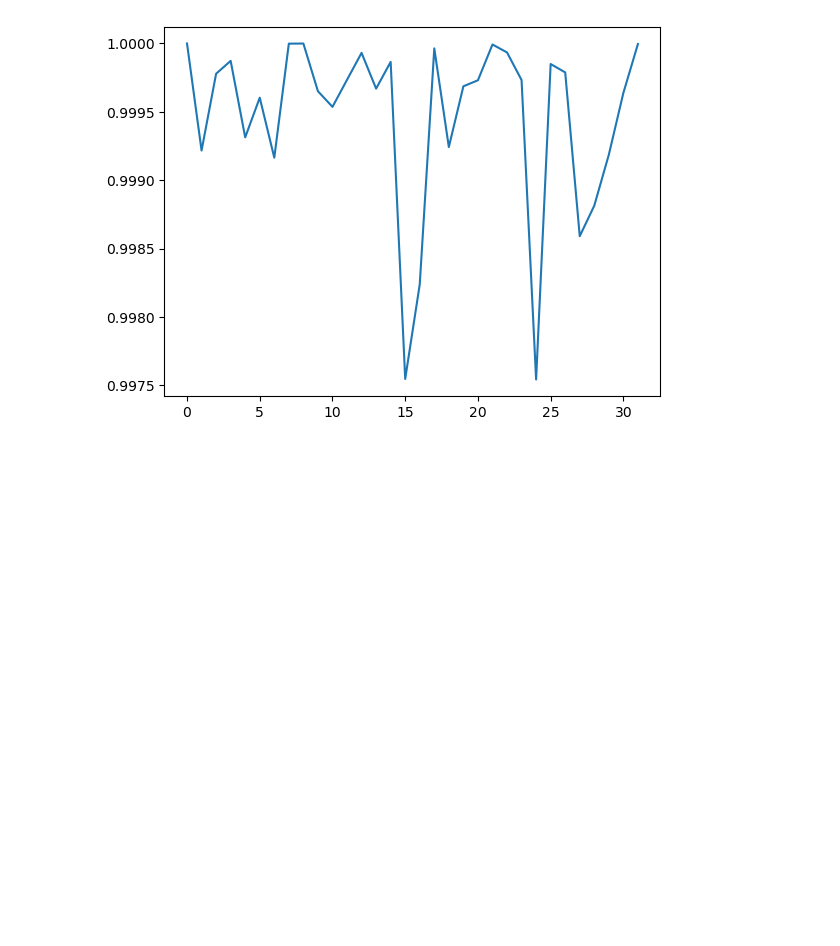
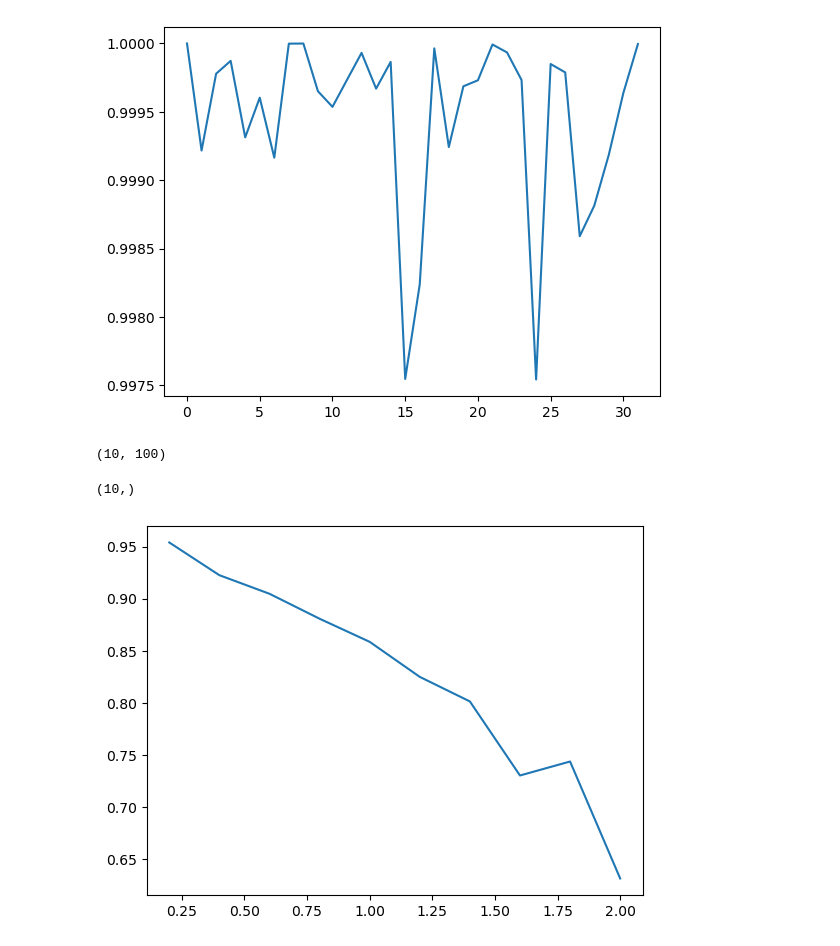
Before and after one commit to j-curtis/QMC_XY_rotor, a Jupyter notebook: testing.ipynb, the cells around one changed output. Cells and saved outputs as stored; diff of their text form; code cells hidden in the pictures; blank space fills up the shorter version.

```diff
--- a/testing.ipynb
+++ b/testing.ipynb
@@ -377,3 +377,16 @@ plt.plot(np.cos(sim.theta_samples[0,0,:,-1]))
 plt.show()
 # %% [output]
 [figure]
+# %%
+dataDir = "../data/07072025_1"
+actions = np.load(dataDir+"/actions.npy")
+OPs = np.load(dataDir+"/OPs.npy")
+Ts = np.load(dataDir+"/Ts.npy")
+# %%
+actions.shape
+# %% [output]
+(10, 100)
+# %%
+Ts.shape
+# %% [output]
+(10,)
@@ -379,0 +395,5 @@ plt.show()
+# %%
+plt.plot(Ts,np.mean(OPs,axis=-1))
+plt.show()
+# %% [output]
+[figure, added]
```
Also changed, not shown: parts of 1 cell of this notebook, 2 other files.
